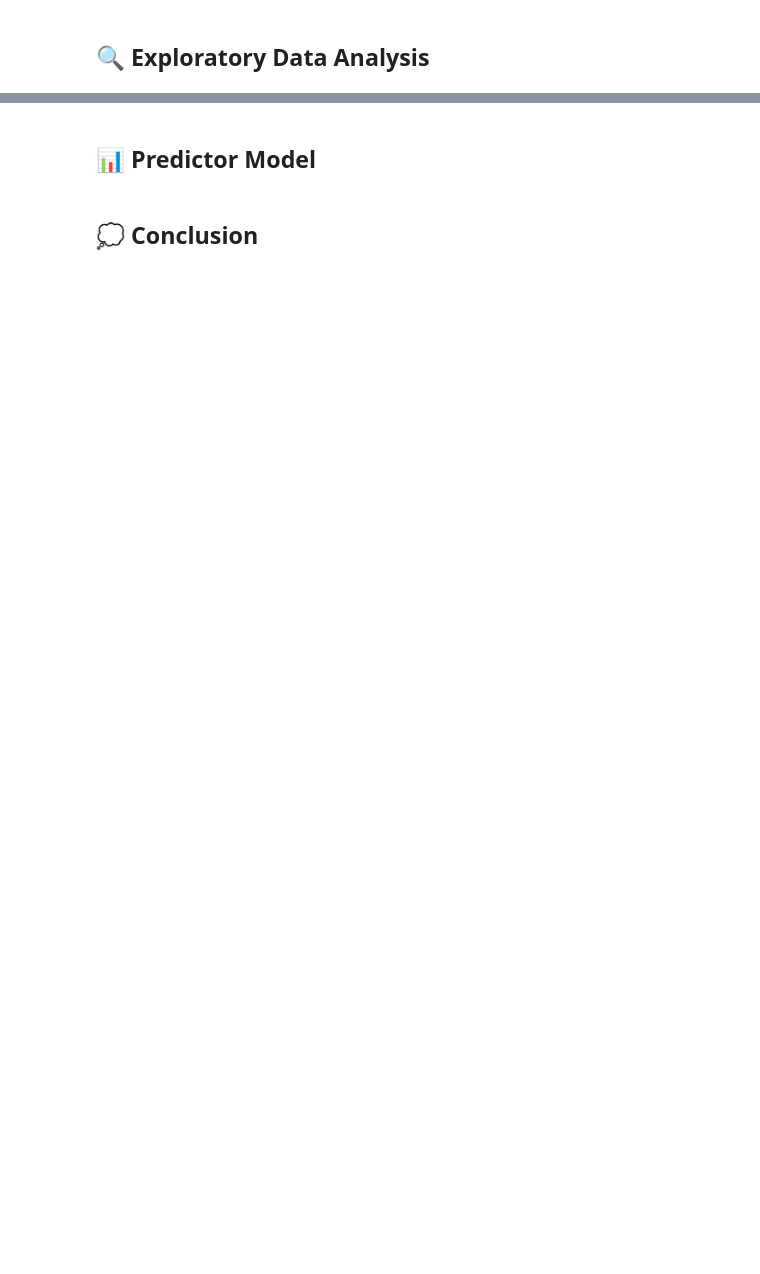
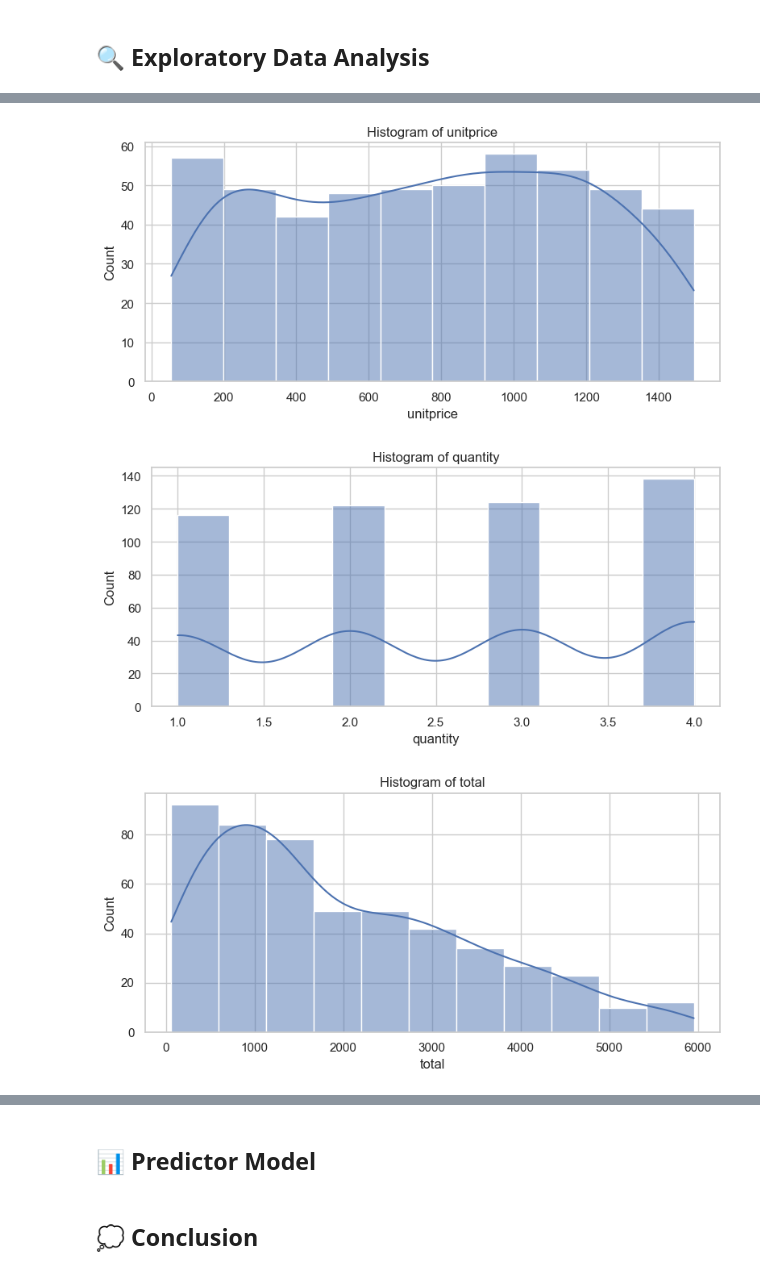
Before and after one commit to DiffelVIA/retail_sales_analysis, a Jupyter notebook: retail_sales_analysis.ipynb, the cells around one changed output, grey strips where cells are left out. Drawn from its saved outputs; the diff is of its cells as text; code cells hidden in the pictures; blank space fills up the shorter version.

```diff
--- a/retail_sales_analysis.ipynb
+++ b/retail_sales_analysis.ipynb
@@ -37,0 +143,12 @@ sns.set(style='whitegrid')
+# %%
+numeric_columns = numeric_df.columns
+for col in numeric_columns:
+    plt.figure(figsize=(8,4))
+    sns.histplot(df[col],kde=True)
+    plt.title(f'Histogram of {col}')
+    plt.tight_layout()
+    plt.show()
+# %% [output]
+[figure, added]
+[figure, added]
+[figure, added]
```
Also changed, not shown: parts of 12 cells of this notebook.
